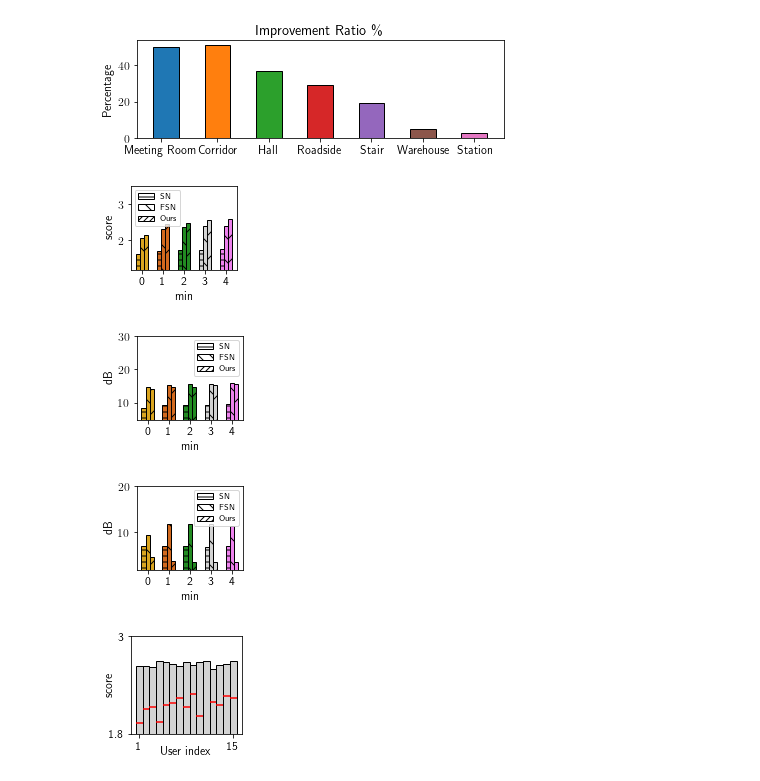
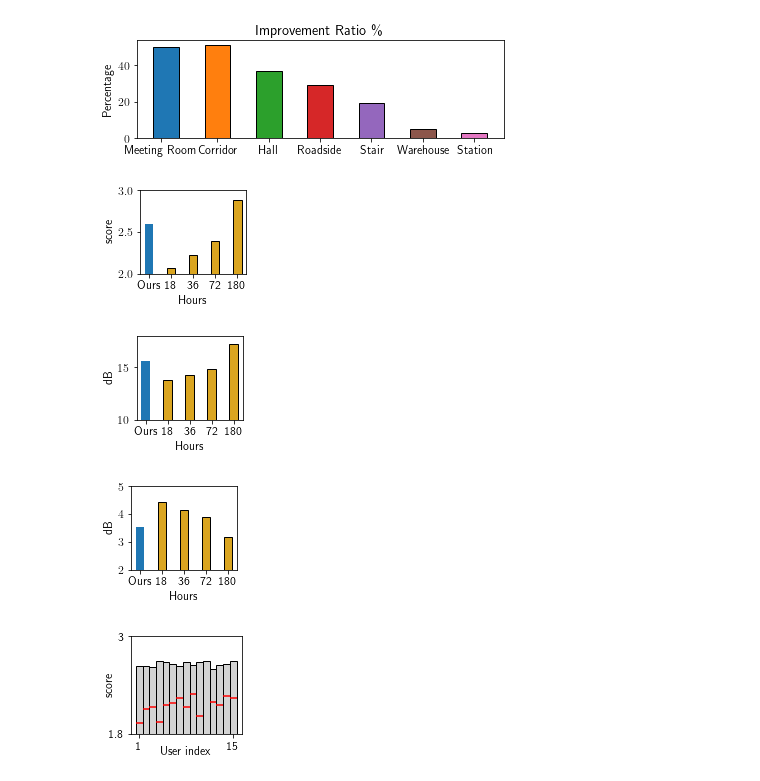
Before and after one commit to lixinghe1999/audioproject, a Jupyter notebook: enhancement/plot/plot.ipynb, the cells around one changed output. Cells and saved outputs as stored; diff of their text form; code cells hidden in the pictures.

```diff
--- a/enhancement/plot/plot.ipynb
+++ b/enhancement/plot/plot.ipynb
@@ -122,58 +122,30 @@ plt.savefig('environments.pdf', dpi=300)
 plt.show()
 # %% [output]
 [figure]
-# %%
-vibvoice = [[ 2.14514233, 14.23358384, 4.67921625],[ 2.46289119, 14.86142239,  3.76427718], [ 2.47012273, 14.79641732 , 3.68244809],
-            [ 2.57023334, 15.45267167,  3.56149157], [ 2.59540767, 15.58160323,  3.52378989]]
-
-fullsubnet = [[ 2.06042795, 14.63436131, 9.53324297], [2.31343761, 15.21791078, 11.91997343], [ 2.36914799, 15.57633719, 11.85512035], [ 2.39545964, 15.74895447, 11.79282111], [ 2.39437547, 15.97558353, 11.37538394]]
-seanet = [[1.61812877, 8.44922756, 7.02567443], [1.71697269, 9.44781797, 7.01635902], [1.73697269, 9.44781797, 7.00], [1.74697269, 9.44781797, 6.891635902], [1.77018202, 9.56234749, 6.9765322]]
-# y_lims = [[1.5, 3], [8, 24], [2, 15]]
-# x = [0, 1, 2, 3, 4]
-# colors = ['goldenrod', 'chocolate', 'forestgreen', 'lightgrey']
-# labels = ['score', 'dB', 'dB']
-# for j in range(3):
-#     plt.figure(figsize=(2, 2))
-#     plt.subplots_adjust(left=0.25, bottom=0.2, right=0.99)
-#
-#     plt.plot(x, [seanet[k][j] for k in range(5)], color=colors[0], label='SN')
-#     plt.plot(x, [fullsubnet[k][j] for k in range(5)], color=colors[1], label='FSN')
-#     plt.plot(x, [vibvoice[k][j] for k in range(5)], color=colors[2], label='Ours')
-#     #plt.ylim(y_lims[j])
-#     plt.ylabel(labels[j])
-#     plt.xlabel('min')
-#     plt.xticks(x ,)
-#     plt.legend( prop={'size': 10})
-#     plt.savefig('noise_enrollment_' + str(j) +'.pdf', dpi=300)
-#     plt.show()
-#
-# fullsubnet = [[ 2.06042795, 14.63436131, 9.53324297], [ 2.16696222,15.14282735, 11.42487056], [2.2788935, 16.10067001, 10.34507953]]
-# vibvoice = [[ 2.14514233, 14.23358384, 4.67921625], [2.40846276, 15.50638137, 3.964647], [ 2.49877256, 15.84743989, 3.95881391]]
-# seanet = [[1.61812877, 8.44922756, 7.02567443], [1.76697269, 9.44781797, 7.01635902], [1.77018202, 9.56234749, 6.9765322]]
-y_lims = [[1.2, 3.5], [5, 30], [2, 20]]
-names = [0, 1, 2, 3, 4]
-colors = ['goldenrod', 'chocolate', 'forestgreen', 'lightgrey', 'violet']
-labels = ['score', 'dB', 'dB']
-for j in range(3):
-    plt.figure(figsize=(2, 2))
-    plt.subplots_adjust(left=0.25, bottom=0.3, right=0.99)
-    for i in range(len(names)):
-        plt.bar(i, seanet[i][j], color=colors[i], edgecolor='black', width=0.2, hatch='--')
-        plt.bar(i + 0.2, fullsubnet[i][j], color=colors[i], edgecolor='black', width=0.2, hatch='\\')
-        plt.bar(i + 0.4, vibvoice[i][j], color=colors[i], edgecolor='black', width=0.2, hatch='/')
-    plt.ylim(y_lims[j])
-    plt.ylabel(labels[j])
-    #plt.text(2, 1, 'min')
-    plt.xlabel('min', loc='center')
-    plt.xticks([0.2, 1.2, 2.2, 3.2, 4.2], names)
-    seanet_patch = mpatches.Patch(edgecolor='black', facecolor='white', hatch='---', label='SN')
-    fullsubnet_patch = mpatches.Patch(edgecolor='black', facecolor='white', hatch='\\\\', label='FSN')
-    vibvoice_patch = mpatches.Patch(edgecolor='black', facecolor='white', hatch='////', label='Ours')
-    plt.legend(handles=[seanet_patch, fullsubnet_patch, vibvoice_patch], prop={'size': 8})
-    plt.savefig('noise_enrollment_' + str(j) + '.pdf', dpi=300)
-    plt.show()
-# %% [output]
-[figure, removed]
-[figure, removed]
-[figure, removed]
+# %%
+vibvoice = [ 2.59540767, 15.58160323,  3.52378989]
+EMSB = [[ 2.07117352, 13.74552507, 4.40964057],
+        [ 2.22174776, 14.24002656, 4.1236077 ],
+        [ 2.38912679, 14.8562425, 3.90025623],
+        [ 2.88334482, 17.27120276, 3.15141192]]
+y_lims = [[2, 3], [10, 18], [2, 5]]
+names = ['Ours', '18', '36', '72', '180']
+colors = ['goldenrod', 'chocolate', 'forestgreen', 'lightgrey', 'violet']
+labels = ['score', 'dB', 'dB']
+for j in range(3):
+    plt.figure(figsize=(2, 2))
+    plt.subplots_adjust(left=0.25, bottom=0.3, right=0.99)
+    plt.bar(0, vibvoice[j], width=0.4)
+    for i in range(len(EMSB)):
+        plt.bar(i+1, EMSB[i][j], color='goldenrod', edgecolor='black', width=0.4)
+    plt.ylim(y_lims[j])
+    plt.xlabel('Hours', loc='center')
+    plt.ylabel(labels[j])
+    plt.xticks(range(len(EMSB) + 1), names)
+    plt.savefig('data_augmentation_' + str(j) + '.pdf', dpi=300)
+    plt.show()
+# %% [output]
+[figure, added]
+[figure, added]
+[figure, added]
 # %%
```
Also changed, not shown: parts of 1 cell of this notebook, 13 other files.
